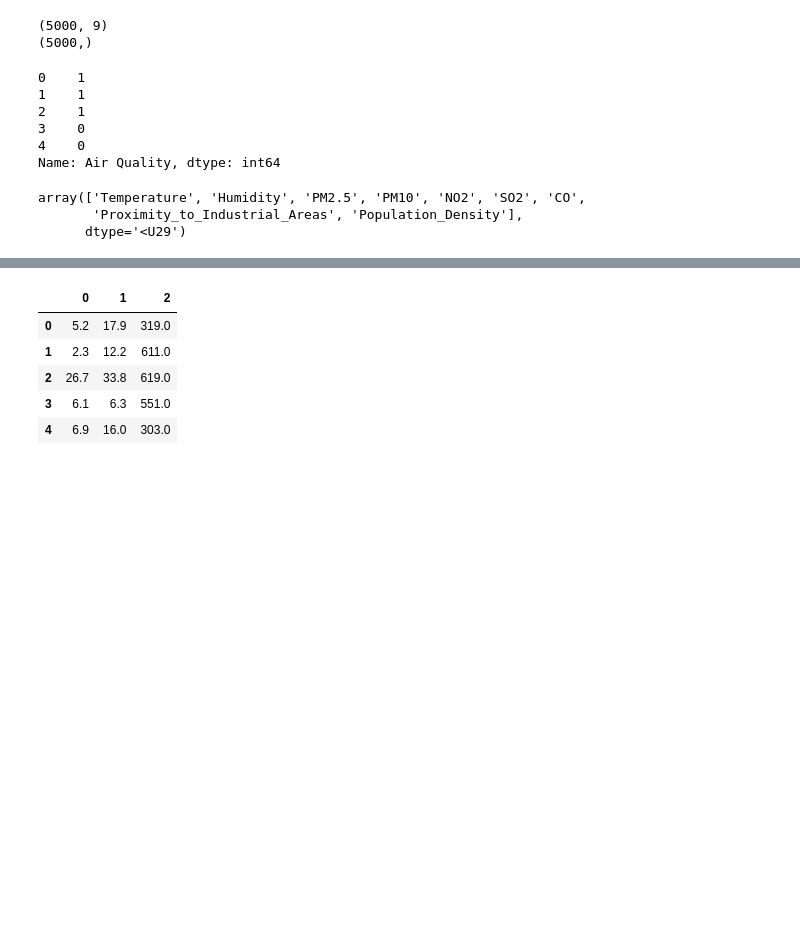
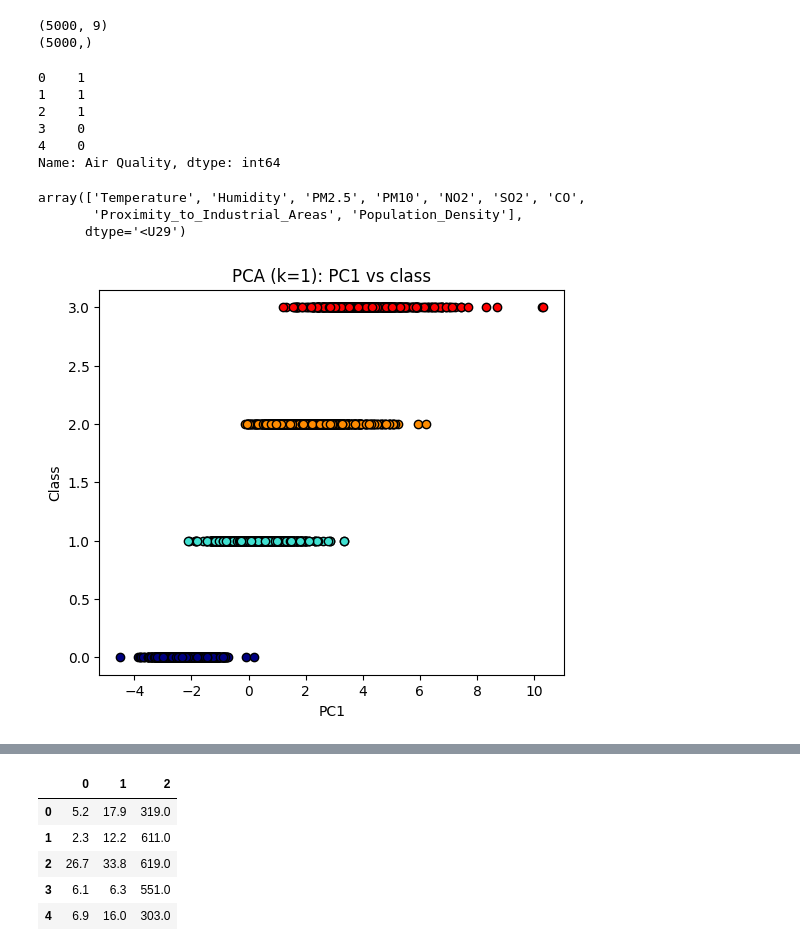
Before and after one commit to upratham/Feature-Selection-and-Dimensionality-Reduction, a Jupyter notebook: src/feature_selection.ipynb, the cells around one changed output, grey strips where cells are left out. Cells and saved outputs as stored; diff of their text form; code cells hidden in the pictures; blank space fills up the shorter version.

```diff
--- a/src/feature_selection.ipynb
+++ b/src/feature_selection.ipynb
@@ -84,3 +85,85 @@ def feature_imp_score(i):
 # %%
-def PCA(i):
-    X = StandardScaler().fit_transform(X_)
+
+
+def pca(i):
+    nComps=i
+    X_scaled = StandardScaler().fit_transform(X)
+    pca = PCA(n_components=nComps)
+    pca.fit(X_scaled)
+    X_pca_k=pca.transform(X_scaled)
+    var_ratio = pca.explained_variance_ratio_
+    plt.figure(figsize=(6, 5))
+    classes = np.unique(y)
+    colors = ['navy', 'turquoise', 'darkorange', 'red']
+
+    if k == 1:
+        # 1D case: PC1 vs class (stacked by class on y-axis)
+        for cls, color in zip(classes, colors):
+            idx = (y == cls)
+            plt.scatter(
+                X_pca_k[idx, 0],
+                np.zeros(np.sum(idx)) + cls,
+                label=f'class_{cls}',
+                edgecolors='k',
+                color=color
+            )
+        plt.xlabel('PC1')
+        plt.ylabel('Class')
+        plt.title('PCA (k=1): PC1 vs class')
+
+    elif k==2:
+        # 2D case: PC1 vs PC2 colored by class (like your screenshot)
+        for cls, color in zip(classes, colors):
+            idx = (y == cls)
+            plt.scatter(
+                X_pca_k[idx, 0],
+                X_pca_k[idx, 1],
+                label=f'class_{cls}',
+                edgecolors='k',
+                color=color
+            )
+        plt.xlabel('PC1')
+        plt.ylabel('PC2')
+        plt.title(f'PCA (k={k}): PC1 vs PC2')
+    else:
+        fig = plt.figure(figsize=(7, 6))
+        ax = fig.add_subplot(111, projection='3d')
+        for cls, color in zip(classes, colors):
+            idx = (y == cls)
+            ax.scatter(
+                X_pca_k[idx, 0],
+                X_pca_k[idx, 1],
+                X_pca_k[idx, 2],
+                label=f'class_{cls}',
+                edgecolors='k',
+                color=color
+            )
+        ax.set_xlabel('PC1')
+        ax.set_ylabel('PC2')
+        ax.set_zlabel('PC3')
+        ax.set_title('PCA (k=3): PC1 vs PC2 vs PC3')
+        ax.legend()
+        plt.tight_layout()
+        plt.show()
+
+
+
+    # variance ration visualization
+    plt.figure(figsize=(5, 4))
+    components = np.arange(1, len(var_ratio) + 1)
+    plt.bar(components, var_ratio)
+    plt.xticks(components)
+    plt.xlabel('Principal Component')
+    plt.ylabel('Explained Variance Ratio')
+    plt.title(f'PCA Explained Variance Ratio (k={k})')
+    plt.tight_layout()
+    plt.show()
+
+    return X_pca_k
+
+# call for k = 1, 2, 3
+for k in [1, 2, 3]:
+    data=pca(k)
+    print(data.shape)
+# %% [output]
+[figure, added]
```
Also changed, not shown: parts of 7 cells of this notebook, 1 other file.
